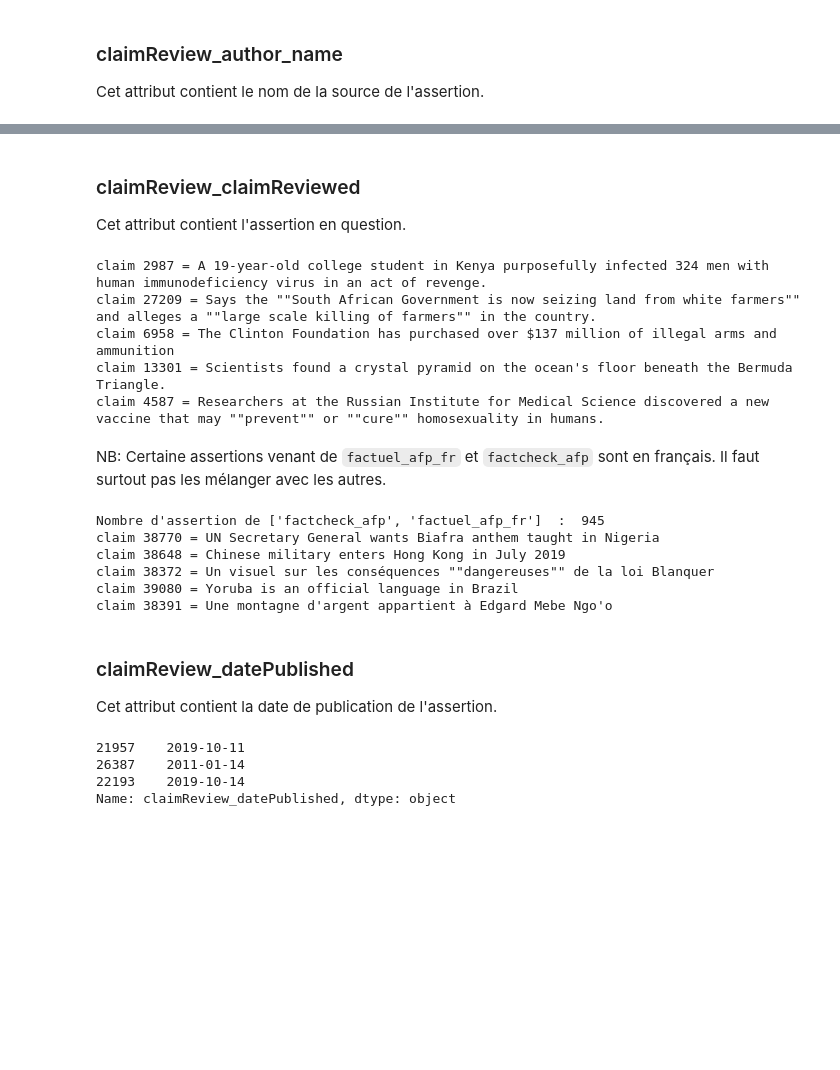
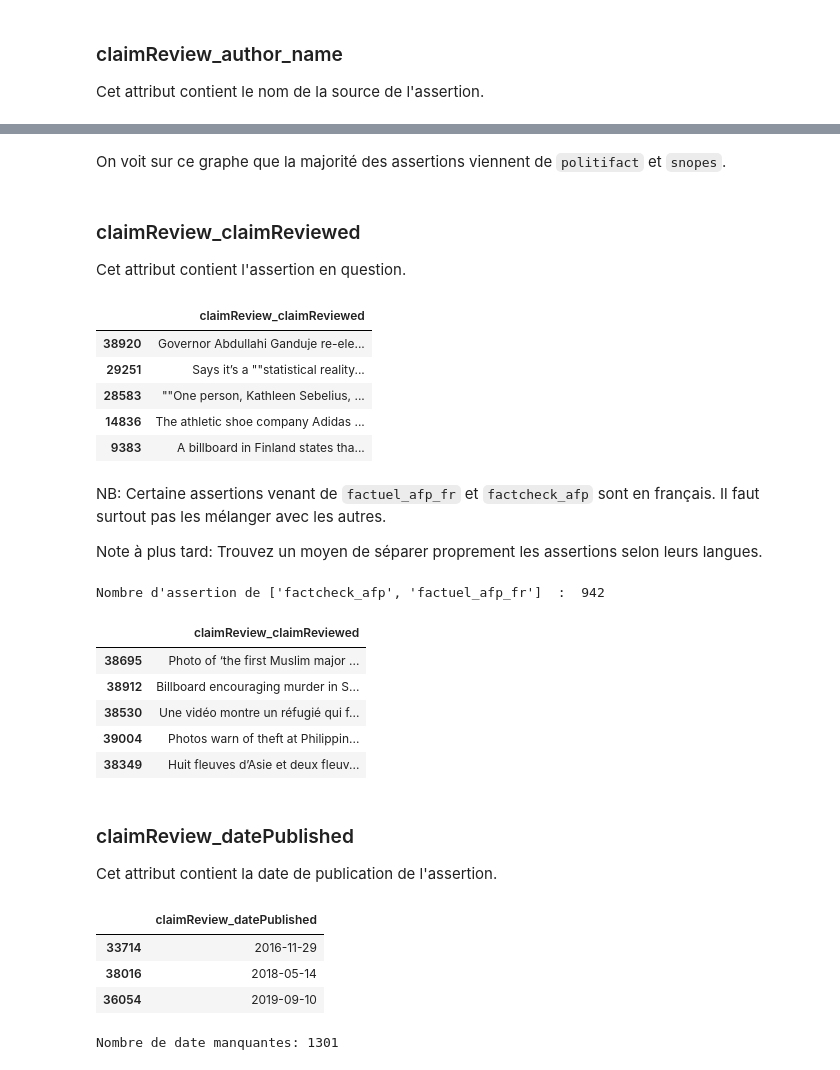
Before and after one commit to massykezzoul/fact-checking-classification, a Jupyter notebook: src/data-presentation.ipynb, the cells around one changed output, grey strips where cells are left out. Cells and saved outputs as stored; diff of their text form; code cells hidden in the pictures; blank space fills up the shorter version.

```diff
--- a/src/data-presentation.ipynb
+++ b/src/data-presentation.ipynb
@@ -97,40 +130,46 @@ Name: claimReview_author_name, dtype: int64
+# %% [markdown]
+On voit sur ce graphe que la majorité des assertions viennent de `politifact` et `snopes`.
 # %% [markdown]
 ### claimReview_claimReviewed
 
 Cet attribut contient l'assertion en question.
 # %%
-s = kg['claimReview_claimReviewed'].sample(5)
-for k, v in s.items():
-    print("claim",k,"=",v)
+s = kg[['claimReview_claimReviewed']].sample(5)
+display(s)
 # %% [output]
-claim 2987 = A 19-year-old college student in Kenya purposefully infected 324 men with human immunodeficiency virus in an act of revenge.
-claim 27209 = Says the ""South African Government is now seizing land from white farmers"" and alleges a ""large scale killing of farmers"" in the country.
-claim 6958 = The Clinton Foundation has purchased over $137 million of illegal arms and ammunition
-claim 13301 = Scientists found a crystal pyramid on the ocean's floor beneath the Bermuda Triangle.
-claim 4587 = Researchers at the Russian Institute for Medical Science discovered a new vaccine that may ""prevent"" or ""cure"" homosexuality in humans.
+|  | claimReview_claimReviewed |
+| 38920 | Governor Abdullahi Ganduje re-ele... |
+| 29251 | Says it’s a ""statistical reality... |
+| 28583 | ""One person, Kathleen Sebelius, ... |
+| 14836 | The athletic shoe company Adidas ... |
+| 9383 | A billboard in Finland states tha... |
 # %% [markdown]
 NB: Certaine assertions venant de `factuel_afp_fr` et `factcheck_afp` sont en français. Il faut surtout pas les mélanger avec les autres.
+
+Note à plus tard: Trouvez un moyen de séparer proprement les assertions selon leurs langues.
 # %%
 fr_author = ['factcheck_afp', 'factuel_afp_fr']
-fr = kg[kg['claimReview_author_name'].isin(fr_author)]['claimReview_claimReviewed']
+fr = kg[kg['claimReview_author_name'].isin(fr_author)][['claimReview_claimReviewed']]
 print("Nombre d'assertion de",fr_author," : ",len(fr))
-for k,v in fr.sample(5).items():
-    print("claim",k,"=",v)
+display(fr.sample(5))
 # %% [output]
-Nombre d'assertion de ['factcheck_afp', 'factuel_afp_fr']  :  945
-claim 38770 = UN Secretary General wants Biafra anthem taught in Nigeria
-claim 38648 = Chinese military enters Hong Kong in July 2019
-claim 38372 = Un visuel sur les conséquences ""dangereuses"" de la loi Blanquer
-claim 39080 = Yoruba is an official language in Brazil
-claim 38391 = Une montagne d'argent appartient à Edgard Mebe Ngo'o
+Nombre d'assertion de ['factcheck_afp', 'factuel_afp_fr']  :  942
+|  | claimReview_claimReviewed |
+| 38695 | Photo of ‘the first Muslim major ... |
+| 38912 | Billboard encouraging murder in S... |
+| 38530 | Une vidéo montre un réfugié qui f... |
+| 39004 | Photos warn of theft at Philippin... |
+| 38349 | Huit fleuves d’Asie et deux fleuv... |
 # %% [markdown]
 ### claimReview_datePublished
 
 Cet attribut contient la date de publication de l'assertion.
 # %%
-kg['claimReview_datePublished'].sample(3)
+display(kg[['claimReview_datePublished']].sample(3))
+print("Nombre de date manquantes:", len(kg[kg['claimReview_datePublished'].isnull()]))
 # %% [output]
+|  | claimReview_datePublished |
+| 33714 | 2016-11-29 |
+| 38016 | 2018-05-14 |
+| 36054 | 2019-09-10 |
-21957    2019-10-11
-26387    2011-01-14
-22193    2019-10-14
-Name: claimReview_datePublished, dtype: object
+Nombre de date manquantes: 1301
```
Also changed, not shown: parts of 25 cells of this notebook.
